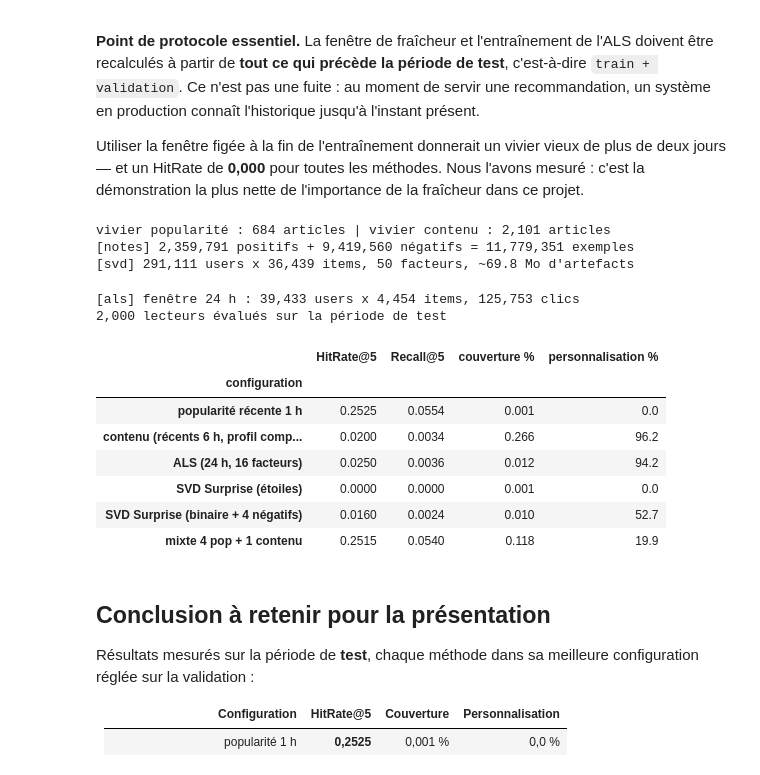
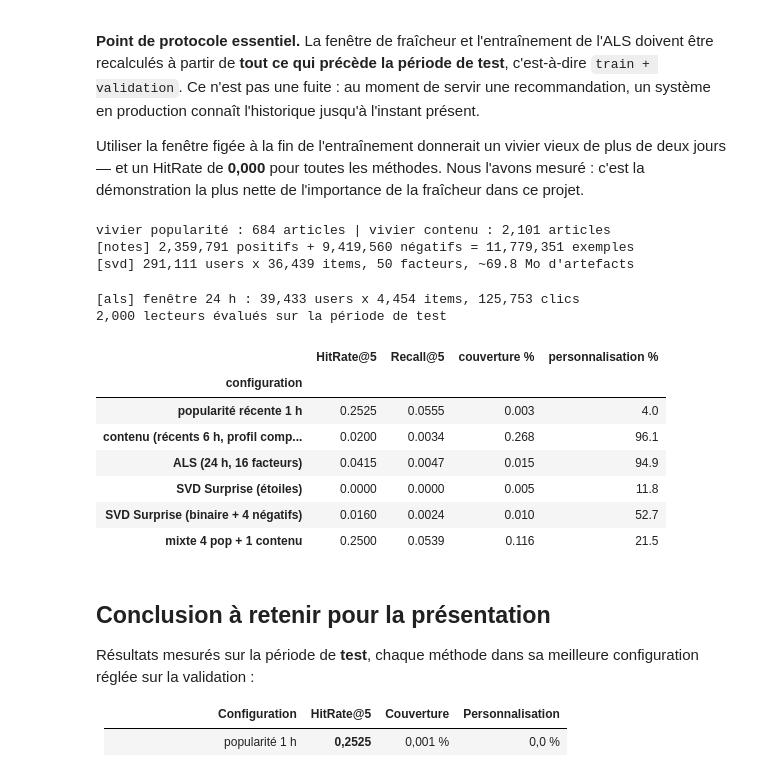
Before and after one commit to delnouty/Ricochet-content-recommendation, a Jupyter notebook: notebooks/07_exp_hybride_et_test.ipynb, the cells around one changed output. Cells and saved outputs as stored; diff of their text form; code cells hidden in the pictures.

```diff
--- a/notebooks/07_exp_hybride_et_test.ipynb
+++ b/notebooks/07_exp_hybride_et_test.ipynb
@@ -61,13 +61,13 @@ question est de savoir si elle est rentable.
 POOL_POPULARITE, POOL_CONTENU = 1, 6
 pool_pop = xp.recent_pool(train, POOL_POPULARITE)
 pool = xp.recent_pool(train, POOL_CONTENU)
-popularite = xp.make_popularity(pool_pop)
+popularite = xp.make_popularity(pool_pop, reco)
 contenu = xp.make_content(reco, pool, last_k=None)
 
 # ALS ré-entraîné avec sa meilleure configuration (notebook 05) : fenêtre de
 # 24 h et 16 facteurs. Les artefacts de `models_split` utilisent toute la
 # période et 50 facteurs, ce qui le désavantagerait ici.
-als = xp.train_als_window(train, 24, factors=16)(pool)
+als = xp.train_als_window(train, 24, factors=16)(pool, reco)
 
 configs = {'0 place (popularité seule)': popularite}
 for places in (1, 2, 3):
@@ -159,41 +159,41 @@ for nom in ('articles_embeddings_pca.npy', 'user_clicks.pkl', 'popular_articles.
         (SVD_TEST / nom).write_bytes((MODELS / nom).read_bytes())
 
 notes = add_negative_samples(build_ratings(historique), negatives_per_positive=4)
 algo_svd, trainset_svd = train_svd(notes, n_factors=50, n_epochs=20)
 save_artifacts(algo_svd, trainset_svd, SVD_TEST)
 svd_negatifs = xp.make_svd(Recommender(SVD_TEST), pool_test)
 
-popularite_test = xp.make_popularity(pool_pop_test)
+popularite_test = xp.make_popularity(pool_pop_test, reco)
 contenu_test = xp.make_content(reco, pool_test, last_k=None)
-als_test = xp.train_als_window(historique, 24, factors=16)(pool_test)
+als_test = xp.train_als_window(historique, 24, factors=16)(pool_test, reco)
 
 users_test, cible_test = xp.eval_users(reco, test, max_users=2000)
 print(f'{len(users_test):,} lecteurs évalués sur la période de test')
 
 MEILLEURES = {
     'popularité récente 1 h': popularite_test,
     'contenu (récents 6 h, profil complet)': contenu_test,
     'ALS (24 h, 16 facteurs)': als_test,
     'SVD Surprise (étoiles)': xp.make_svd(reco, pool_test),
     'SVD Surprise (binaire + 4 négatifs)': svd_negatifs,
     'mixte 4 pop + 1 contenu': xp.make_mix(popularite_test, contenu_test, 1),
 }
 final = xp.compare(MEILLEURES, users_test, cible_test, n_articles=reco.n_articles)
 final
 # %% [output]
 vivier popularité : 684 articles | vivier contenu : 2,101 articles
 [notes] 2,359,791 positifs + 9,419,560 négatifs = 11,779,351 exemples
 [svd] 291,111 users x 36,439 items, 50 facteurs, ~69.8 Mo d'artefacts
 [als] fenêtre 24 h : 39,433 users x 4,454 items, 125,753 clics
 2,000 lecteurs évalués sur la période de test
 |  | HitRate@5 | Recall@5 | couverture % | personnalisation % |
 | configuration |  |  |  |  |
-| popularité récente 1 h | 0.2525 | 0.0554 | 0.001 | 0.0 |
-| contenu (récents 6 h, profil comp... | 0.0200 | 0.0034 | 0.266 | 96.2 |
-| ALS (24 h, 16 facteurs) | 0.0250 | 0.0036 | 0.012 | 94.2 |
-| SVD Surprise (étoiles) | 0.0000 | 0.0000 | 0.001 | 0.0 |
+| popularité récente 1 h | 0.2525 | 0.0555 | 0.003 | 4.0 |
+| contenu (récents 6 h, profil comp... | 0.0200 | 0.0034 | 0.268 | 96.1 |
+| ALS (24 h, 16 facteurs) | 0.0415 | 0.0047 | 0.015 | 94.9 |
+| SVD Surprise (étoiles) | 0.0000 | 0.0000 | 0.005 | 11.8 |
 | SVD Surprise (binaire + 4 négatifs) | 0.0160 | 0.0024 | 0.010 | 52.7 |
-| mixte 4 pop + 1 contenu | 0.2515 | 0.0540 | 0.118 | 19.9 |
+| mixte 4 pop + 1 contenu | 0.2500 | 0.0539 | 0.116 | 21.5 |
 # %% [markdown]
 ## Conclusion à retenir pour la présentation
 
```
Also changed, not shown: parts of 2 cells of this notebook, 18 other files.
